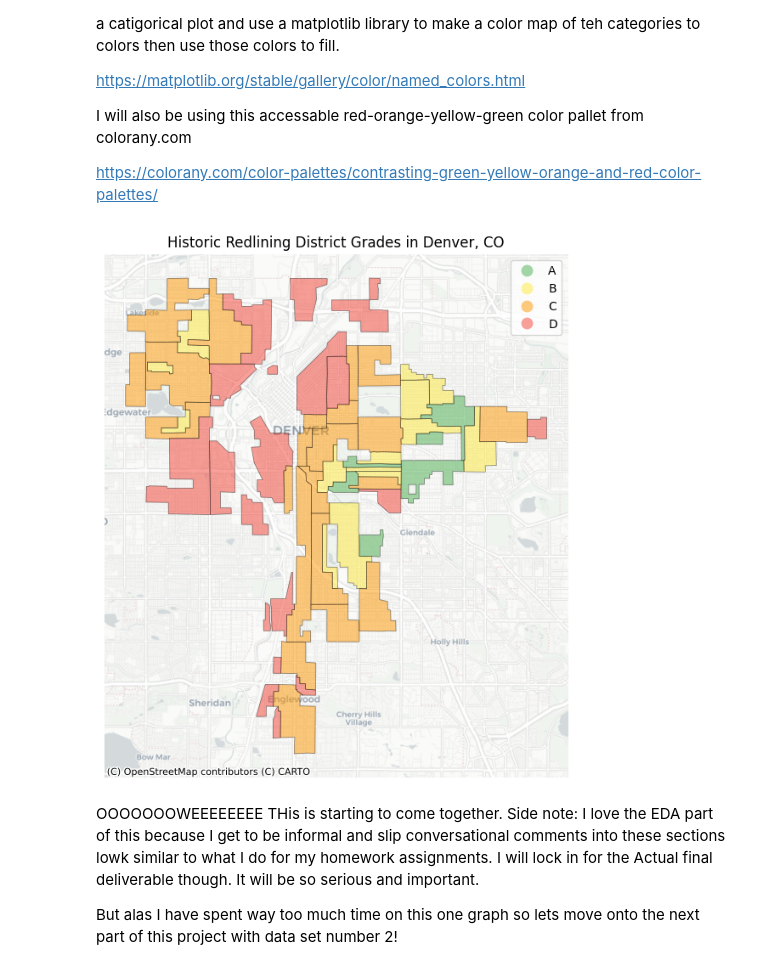
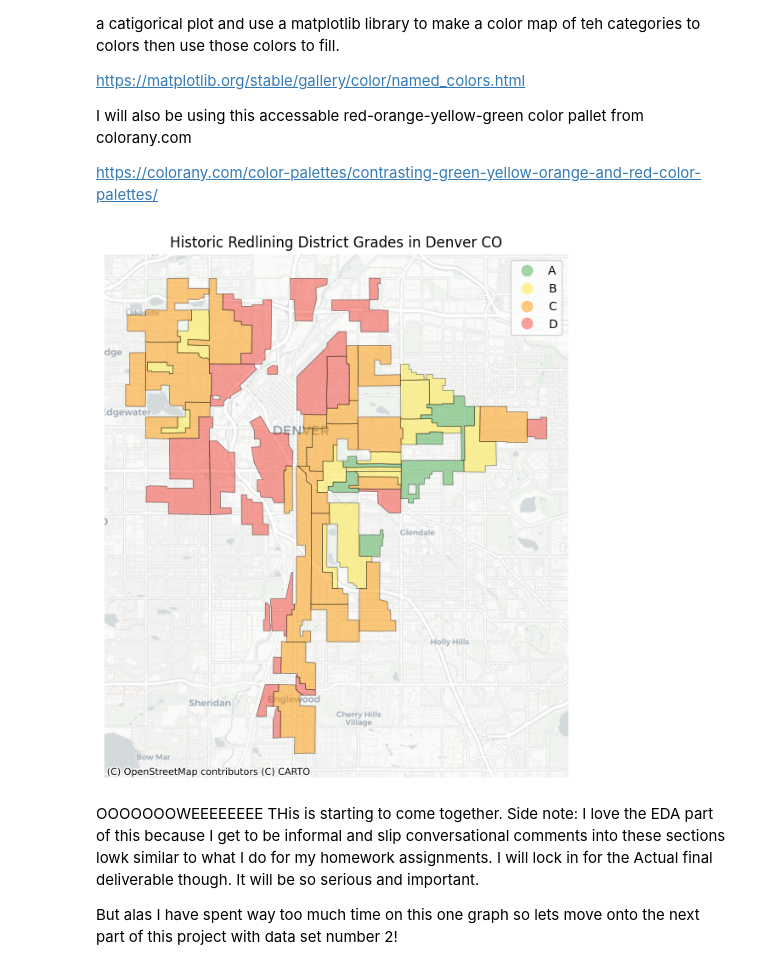
Before and after one commit to edde4107/INFO-2201-Final-Project, a Jupyter notebook: EDA.ipynb, the cells around one changed output. Cells and saved outputs as stored; diff of their text form; code cells hidden in the pictures.

```diff
--- a/EDA.ipynb
+++ b/EDA.ipynb
@@ -3,8 +11,8 @@
 # %%
 import json, pandas as pd
 # %%
-with open('mappinginequality.json') as f:
-    historic_data = json.load(f)
+with open('mappinginequality.json') as file:
+    historic_data = json.load(file)
 
 # type(historic_data) # confirmed it is a dict
 historic_data.keys()
@@ -317,29 +335,29 @@ https://colorany.com/color-palettes/contrasting-green-yellow-orange-and-red-colo
 # %%
 import matplotlib.colors as mcolors
 
 grade_categories = ["A", "B", "C", "D"]
 grade_colors = ["#4CAF50", "#FFEB3B", "#FF9800", "#F44336"]
 
 color_map = mcolors.ListedColormap(grade_colors)
 
 
 ax = denver_gdf_3857.plot(
     column="grade",
     cmap=color_map,
     categorical=True,
     categories=grade_categories,
     legend=True,
     figsize=(8, 8),
     alpha=0.5,
     edgecolor="black",
     linewidth=0.5
 )
 cx.add_basemap(ax, source=cx.providers.CartoDB.Positron)
 ax.axis('off') # turned off the axis because it was just nonsense numbers in web mercator
-plt.title("Historic Redlining District Grades in Denver, CO")
+plt.title("Historic Redlining District Grades in Denver CO")
 plt.show()
 # %% [output]
-[figure, old version]
+[figure, new version]
 # %% [markdown]
 OOOOOOOWEEEEEEEE THis is starting to come together. Side note: I love the EDA part of this because I get to be informal and slip conversational comments into these sections lowk similar to what I do for my homework assignments. I will lock in for the Actual final deliverable though. It will be so serious and important.
 
```
Also changed, not shown: parts of 59 cells of this notebook, 6 other files.
